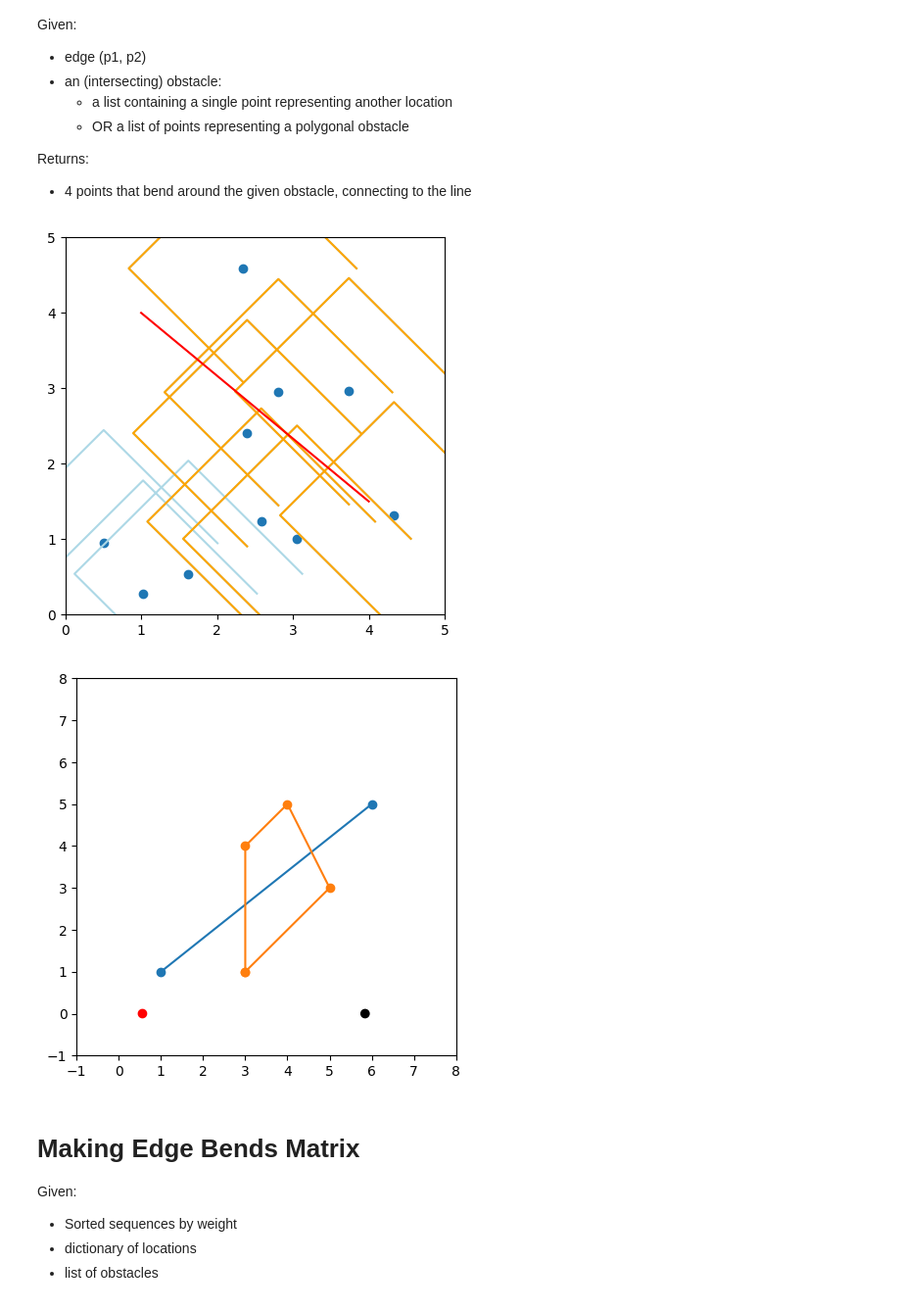
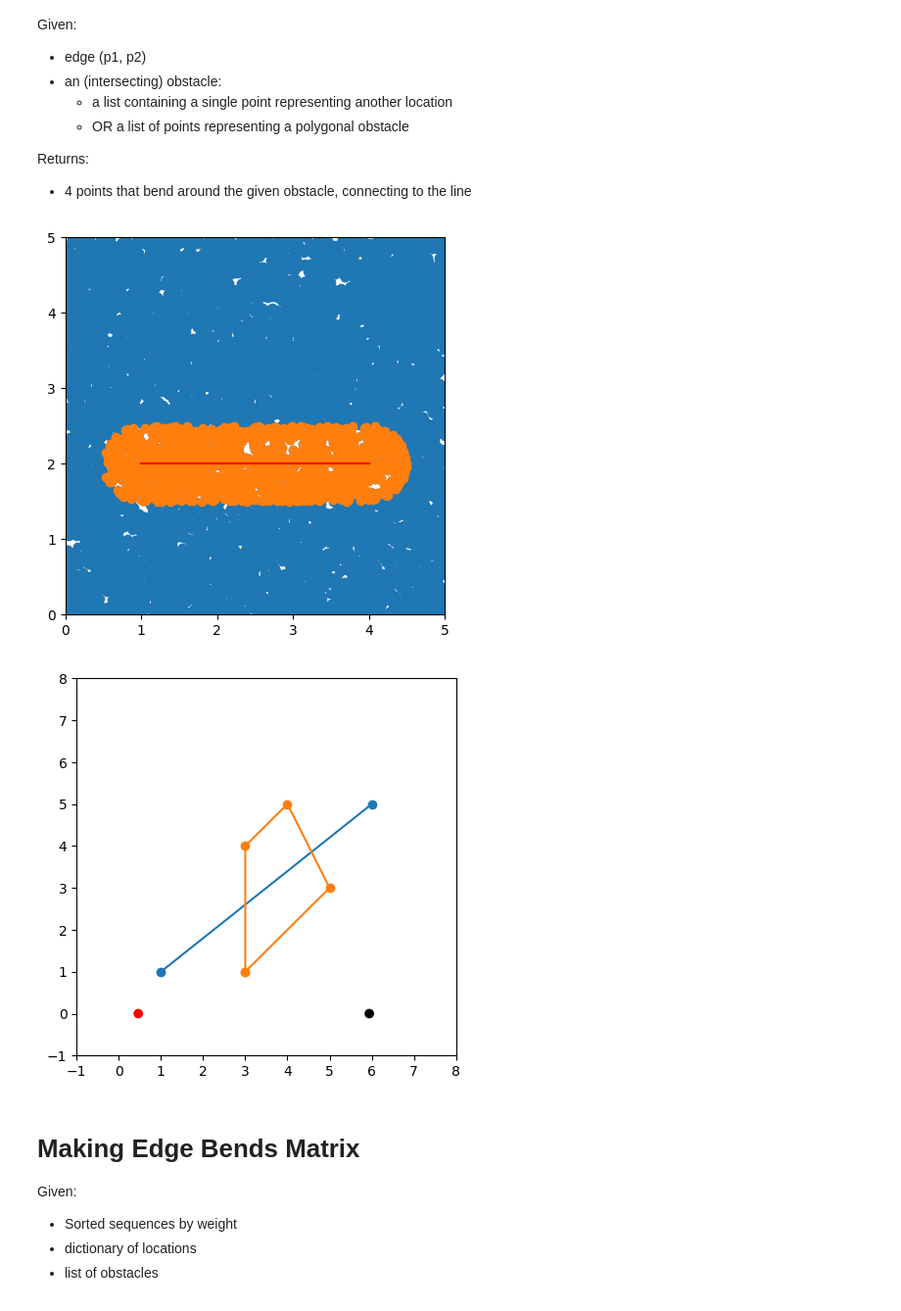
Before and after one commit to gkrastev99/SequenceMaps, a Jupyter notebook: obstacles/bending.ipynb, the cells around one changed output. Shown: that part at 98% size. Cells and saved outputs as stored; diff of their text form; code cells hidden in the pictures.

```diff
--- a/obstacles/bending.ipynb
+++ b/obstacles/bending.ipynb
@@ -15,7 +15,7 @@ Returns:
 # the radius of a location, maximum line width in the graph?
 r = 0.5
 # the buffer around obstacles
-BUFFER = 0.0
+BUFFER = 0.1
 # bending distance
 d_bend = 1
 # %%
@@ -67,7 +67,7 @@ def dist(edge, obs):
         for pt in obs:
             min = np.min([min, dist(edge, [pt])])
 
-        SLICES = int(np.linalg.norm(p1-p2) / (0.3 + BUFFER)) + 1
+        SLICES = int(np.linalg.norm(p1-p2) / (1 + BUFFER)) + 1
         for i in range(len(obs)-1):
             dir = np.array(p2-p1)
             for v in range(SLICES + 1):
@@ -75,31 +75,31 @@ def dist(edge, obs):
 
         return min
 # %%
-pts = np.random.rand(10, 2) * 5
+pts = np.random.rand(10000, 2) * 5
 
-# edge = np.array([[1,1.5], [4,4]])
-edge = np.array([[1,4], [4,1.5]])
+edge = np.array([[1,2], [4,2]])
+# edge = np.array([[1,4], [4,1.5]])
 
-d = 1.5
-obs = np.array([[pt+[d,0], pt+[0,d], pt-[d,0], pt-[0,d]] for pt in pts])
+# d = 1.5
+# obs = np.array([[pt+[d,0], pt+[0,d], pt-[d,0], pt-[0,d]] for pt in pts])
 
-# filtered_pts = np.array([pt for pt in pts if (dist(edge, [pt]) < 0.3 + BUFFER)])
-filtered_obs = np.array([o for o in obs if (dist(edge, o) < 0.5 + BUFFER)])
+filtered_pts = np.array([pt for pt in pts if (dist(edge, [pt]) < 0.5)])
+# filtered_obs = np.array([o for o in obs if (dist(edge, o) < 0.5 + BUFFER)])
 
 plt.figure(figsize=(5,5))
 plt.axis([0, 5, 0, 5])
 
 plt.scatter(pts.T[0], pts.T[1])
-# plt.scatter(filtered_pts.T[0], filtered_pts.T[1])
-for o in obs:
-    plt.plot(o.T[0], o.T[1], c='lightblue')
-for fo in filtered_obs:
-    plt.plot(fo.T[0], fo.T[1], c='orange')
+plt.scatter(filtered_pts.T[0], filtered_pts.T[1])
+# for o in obs:
+#     plt.plot(o.T[0], o.T[1], c='lightblue')
+# for fo in filtered_obs:
+#     plt.plot(fo.T[0], fo.T[1], c='orange')
 
 plt.plot(edge.T[0], edge.T[1], c='red')
 plt.show()
 # %% [output]
-[figure, old version]
+[figure, new version]
 # %%
 # gets the bending points
 # midpoints based on the axis aligned bounding box:
@@ -203,7 +203,7 @@ plt.scatter(bend.T[0], bend.T[1], c=['red', 'green', 'blue', 'black'])
 
 plt.show()
 # %% [output]
-[figure, old version]
+[figure, new version]
 # %% [markdown]
 # Making Edge Bends Matrix
 Given:
```
Also changed, not shown: parts of 6 cells of this notebook, 1 other file.
